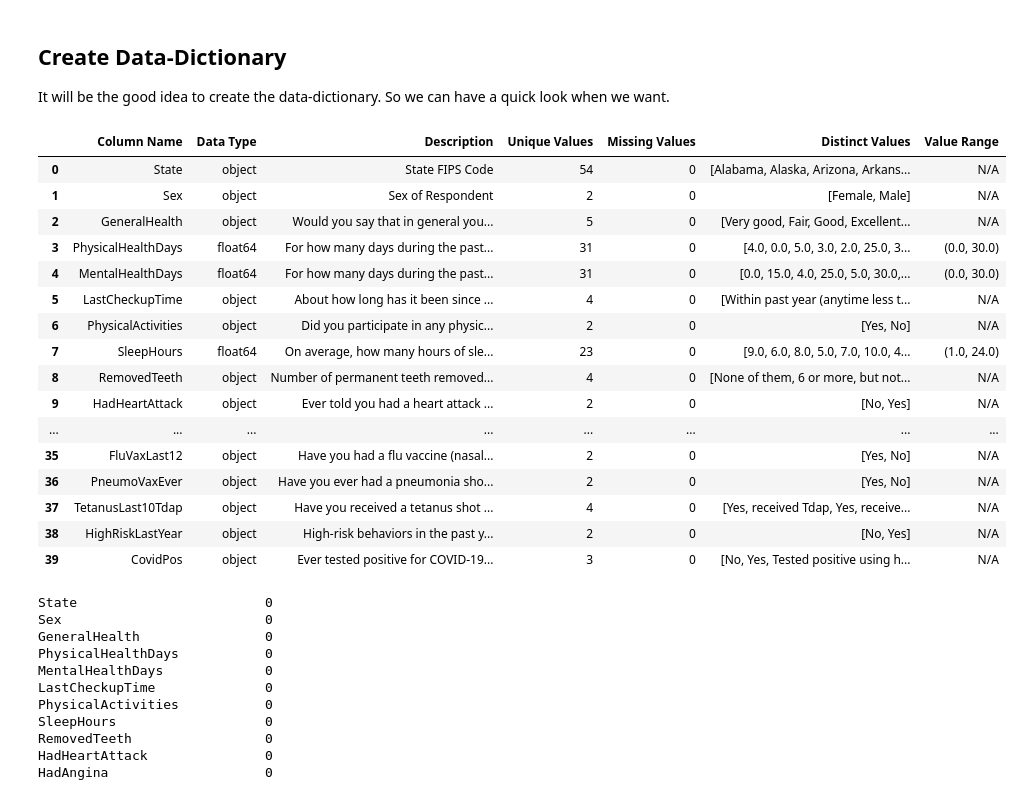
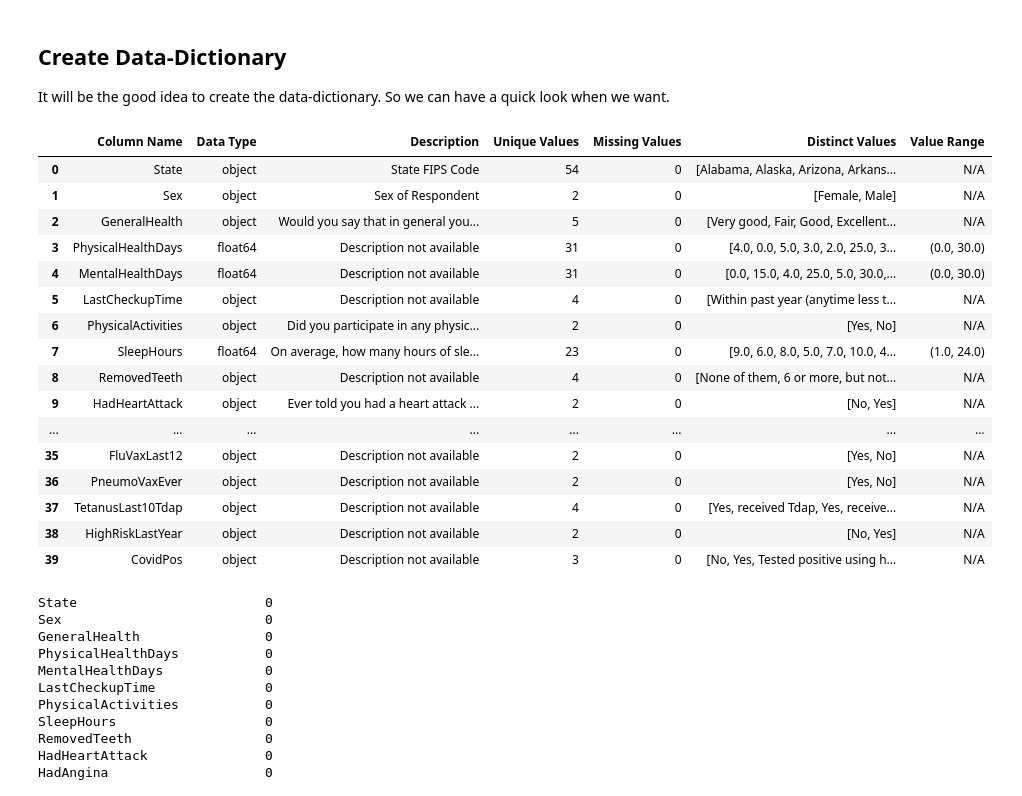
Before and after one commit to nikbhavsar/Heart-Attack-Prediction, a Jupyter notebook: Notebooks/1_DataWrangling.ipynb, the cells around one changed output. Drawn from its saved outputs; the diff is of its cells as text; code cells hidden in the pictures.

```diff
--- a/Notebooks/1_DataWrangling.ipynb
+++ b/Notebooks/1_DataWrangling.ipynb
@@ -63,8 +63,8 @@ import plotly.express as px
 # %% [markdown]
 ## Loading Data
 # %%
-df = functions.import_csv('./../data/raw/heart_attack.csv')
-functions.define_df_settings()
+df = global_utils.import_csv('./../data/raw/heart_attack.csv')
+global_utils.define_df_settings()
 # %% [markdown]
 Let's look at the columns which are present into our dataset.
 # %%
@@ -107,70 +107,27 @@ df.head()
 ## Create Data-Dictionary
 It will be the good idea to create the data-dictionary. So we can have a quick look when we want.
 # %%
-feature_descriptions = {
-    "State": "State FIPS Code",
-    "Sex": "Sex of Respondent",
-    "GeneralHealth": "Would you say that in general your health is:",
-    "PhysicalHealthDays": "For how many days during the past 30 days was your physical health not good?",
-    "MentalHealthDays": "For how many days during the past 30 days was your mental health not good?",
-    "LastCheckupTime": "About how long has it been since you last visited a doctor for a routine checkup?",
-    "PhysicalActivities": "Did you participate in any physical activities or exercises in the past month?",
-    "SleepHours": "On average, how many hours of sleep do you get in a 24-hour period?",
-    "RemovedTeeth": "Number of permanent teeth removed due to decay or gum disease (excluding injury/orthodontics)",
-    "HadHeartAttack": "Ever told you had a heart attack (myocardial infarction)?",
-    "HadAngina": "Ever told you had angina or coronary heart disease?",
-    "HadStroke": "Ever told you had a stroke?",
-    "HadAsthma": "Ever told you had asthma?",
-    "HadSkinCancer": "Ever told you had skin cancer (not melanoma)?",
-    "HadCOPD": "Ever told you had COPD, emphysema, or chronic bronchitis?",
-    "HadDepressiveDisorder": "Ever told you had a depressive disorder (e.g., major depression, dysthymia)?",
-    "HadKidneyDisease": "Ever told you had kidney disease (excluding kidney stones, bladder infection, incontinence)?",
-    "HadArthritis": "Ever told you had arthritis, rheumatoid arthritis, gout, lupus, or fibromyalgia?",
-    "HadDiabetes": "Ever told you had diabetes?",
-    "DeafOrHardOfHearing": "Are you deaf or do you have serious difficulty hearing?",
-    "BlindOrVisionDifficulty": "Are you blind or do you have serious difficulty seeing, even with glasses?",
-    "DifficultyConcentrating": "Do you have serious difficulty concentrating, remembering, or making decisions?",
-    "DifficultyWalking": "Do you have serious difficulty walking or climbing stairs?",
-    "DifficultyDressingBathing": "Do you have difficulty dressing or bathing?",
-    "DifficultyErrands": "Do you have difficulty doing errands alone (e.g., visiting a doctor, shopping)?",
-    "SmokerStatus": "Four-level smoker status: Everyday smoker, Someday smoker, Former smoker, Non-smoker",
-    "ECigaretteUsage": "E-cigarette usage: Never used, currently using daily/some days, or used in the past but not currently",
-    "ChestScan": "Have you ever had a CT or CAT scan of your chest area?",
-    "RaceEthnicityCategory": "Five-level race/ethnicity category",
-    "AgeCategory": "Fourteen-level age category",
-    "HeightInMeters": "Reported height in meters",
-    "WeightInKilograms": "Reported weight in kilograms",
-    "BMI": "Body Mass Index (BMI)",
-    "AlcoholDrinkers": "Adults who reported having had at least one drink of alcohol in the past 30 days",
-    "HIVTesting": "Adults who have ever been tested for HIV",
-    "FluVaxLast12": "Have you had a flu vaccine (nasal spray or injection) in the past 12 months?",
-    "PneumoVaxEver": "Have you ever had a pneumonia shot (pneumococcal vaccine)?",
-    "TetanusLast10Tdap": "Have you received a tetanus shot in the past 10 years? Was it Tdap (with pertussis)?",
-    "HighRiskLastYear": "High-risk behaviors in the past year: Injected drugs, treated for STD, exchanged sex for money/drugs",
-    "CovidPos": "Ever tested positive for COVID-19 (confirmed by a healthcare professional)?"
-}
-
 # Create data dictionary
-heart_attack_data_dictionary = functions.generate_data_dictionary(df,feature_descriptions)
+heart_attack_data_dictionary = global_utils.generate_data_dictionary(df,global_utils.feature_descriptions)
 display(heart_attack_data_dictionary)
 # %% [output]
 |  | Column Name | Data Type | Description | Unique Values | Missing Values | Distinct Values | Value Range |
 | 0 | State | object | State FIPS Code | 54 | 0 | [Alabama, Alaska, Arizona, Arkans... | N/A |
 | 1 | Sex | object | Sex of Respondent | 2 | 0 | [Female, Male] | N/A |
 | 2 | GeneralHealth | object | Would you say that in general you... | 5 | 0 | [Very good, Fair, Good, Excellent... | N/A |
-| 3 | PhysicalHealthDays | float64 | For how many days during the past... | 31 | 0 | [4.0, 0.0, 5.0, 3.0, 2.0, 25.0, 3... | (0.0, 30.0) |
-| 4 | MentalHealthDays | float64 | For how many days during the past... | 31 | 0 | [0.0, 15.0, 4.0, 25.0, 5.0, 30.0,... | (0.0, 30.0) |
-| 5 | LastCheckupTime | object | About how long has it been since ... | 4 | 0 | [Within past year (anytime less t... | N/A |
+| 3 | PhysicalHealthDays | float64 | Description not available | 31 | 0 | [4.0, 0.0, 5.0, 3.0, 2.0, 25.0, 3... | (0.0, 30.0) |
+| 4 | MentalHealthDays | float64 | Description not available | 31 | 0 | [0.0, 15.0, 4.0, 25.0, 5.0, 30.0,... | (0.0, 30.0) |
+| 5 | LastCheckupTime | object | Description not available | 4 | 0 | [Within past year (anytime less t... | N/A |
 | 6 | PhysicalActivities | object | Did you participate in any physic... | 2 | 0 | [Yes, No] | N/A |
 | 7 | SleepHours | float64 | On average, how many hours of sle... | 23 | 0 | [9.0, 6.0, 8.0, 5.0, 7.0, 10.0, 4... | (1.0, 24.0) |
-| 8 | RemovedTeeth | object | Number of permanent teeth removed... | 4 | 0 | [None of them, 6 or more, but not... | N/A |
+| 8 | RemovedTeeth | object | Description not available | 4 | 0 | [None of them, 6 or more, but not... | N/A |
 | 9 | HadHeartAttack | object | Ever told you had a heart attack ... | 2 | 0 | [No, Yes] | N/A |
 | ... | ... | ... | ... | ... | ... | ... | ... |
-| 35 | FluVaxLast12 | object | Have you had a flu vaccine (nasal... | 2 | 0 | [Yes, No] | N/A |
-| 36 | PneumoVaxEver | object | Have you ever had a pneumonia sho... | 2 | 0 | [Yes, No] | N/A |
-| 37 | TetanusLast10Tdap | object | Have you received a tetanus shot ... | 4 | 0 | [Yes, received Tdap, Yes, receive... | N/A |
-| 38 | HighRiskLastYear | object | High-risk behaviors in the past y... | 2 | 0 | [No, Yes] | N/A |
-| 39 | CovidPos | object | Ever tested positive for COVID-19... | 3 | 0 | [No, Yes, Tested positive using h... | N/A |
+| 35 | FluVaxLast12 | object | Description not available | 2 | 0 | [Yes, No] | N/A |
+| 36 | PneumoVaxEver | object | Description not available | 2 | 0 | [Yes, No] | N/A |
+| 37 | TetanusLast10Tdap | object | Description not available | 4 | 0 | [Yes, received Tdap, Yes, receive... | N/A |
+| 38 | HighRiskLastYear | object | Description not available | 2 | 0 | [No, Yes] | N/A |
+| 39 | CovidPos | object | Description not available | 3 | 0 | [No, Yes, Tested positive using h... | N/A |
 # %%
 # Get the number of NaN values in our DF
 missing_data = df.isnull().sum()
```
Also changed, not shown: parts of 19 cells of this notebook, 5 other files.
